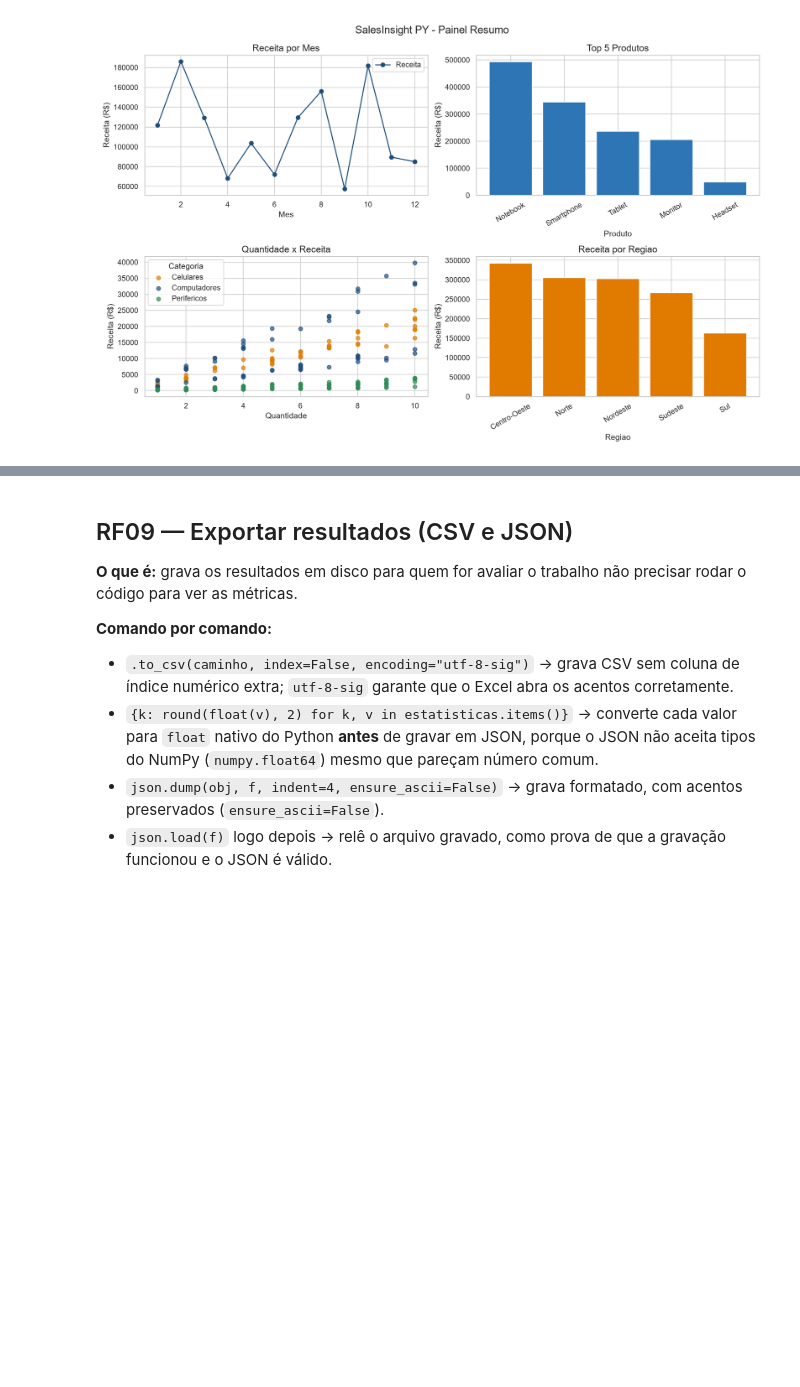
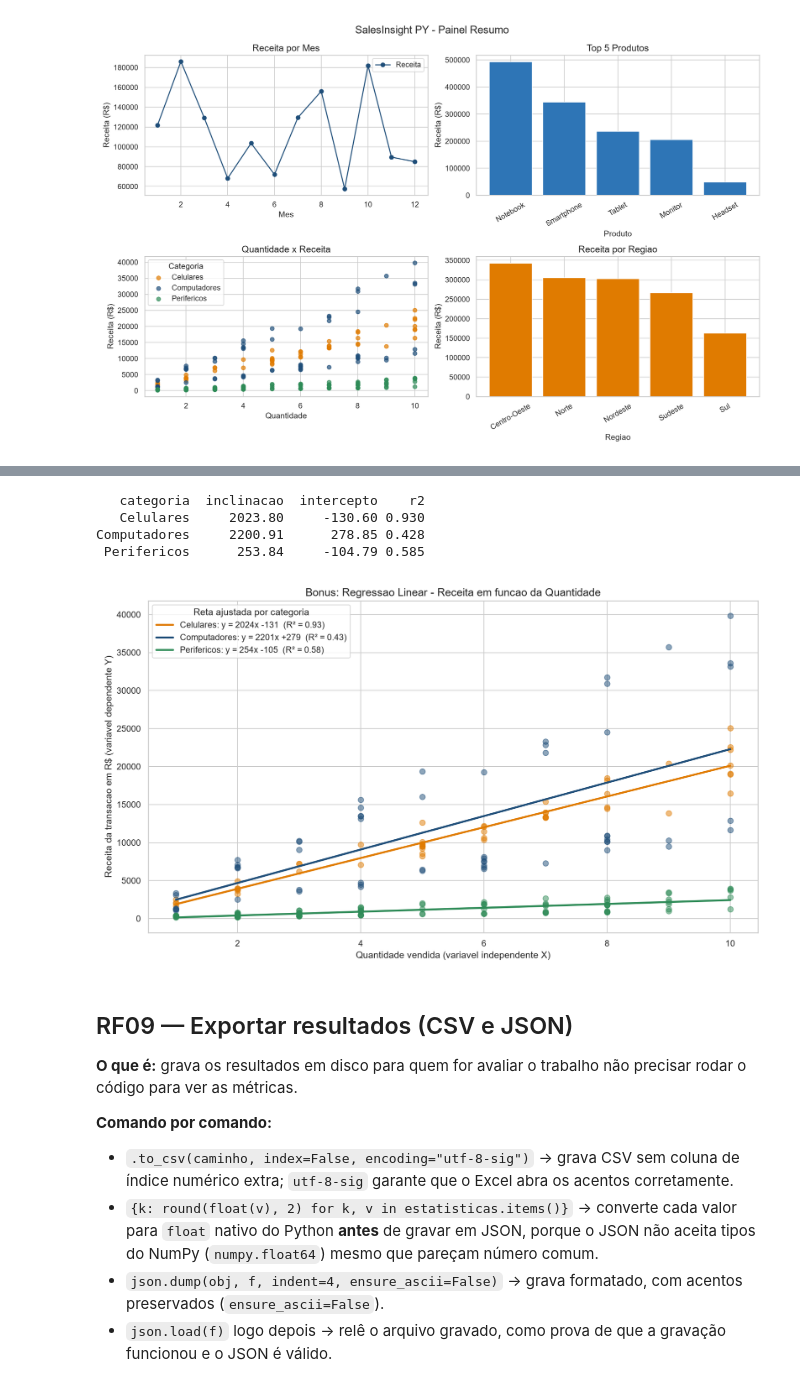
Before and after one commit to petersongardin/SalesInsight-PY, a Jupyter notebook: SalesInsight_PY_Colab.ipynb, the cells around one changed output, grey strips where cells are left out. Drawn from its saved outputs; the diff is of its cells as text; code cells hidden in the pictures; blank space fills up the shorter version.

```diff
--- a/SalesInsight_PY_Colab.ipynb
+++ b/SalesInsight_PY_Colab.ipynb
@@ -698,3 +722,34 @@ display(Image(os.path.join(PASTA_GRAFICOS, "painel_resumo.png")))  # mostra o re
+# %%
+def grafico_regressao_bonus(df):
+    fig, ax = plt.subplots(figsize=(12, 7))  # figura do bonus
+    xs = np.linspace(1, 10, 50)  # pontos de 1 a 10 para desenhar a reta
+    linhas = []
+    for categoria, grupo in df.groupby("categoria"):  # uma reta por categoria
+        x, y = grupo["quantidade"], grupo["receita_total"]  # X independente, Y dependente
+        inclinacao, intercepto = np.polyfit(x, y, 1)  # reta de minimos quadrados
+        r2 = np.corrcoef(x, y)[0, 1] ** 2  # R2: quanto a reta explica (0 a 1)
+        cor = CORES_CATEGORIA[categoria]  # mesma cor da categoria nos outros graficos
+        ax.scatter(x, y, color=cor, alpha=0.5, s=50)  # pontos reais
+        ax.plot(xs, inclinacao * xs + intercepto, color=cor, linewidth=2.5,  # a reta ajustada
+                label=f"{categoria}: y = {inclinacao:.0f}x {intercepto:+.0f}  (R² = {r2:.2f})")
+        linhas.append({"categoria": categoria, "inclinacao": round(inclinacao, 2),
+                       "intercepto": round(intercepto, 2), "r2": round(r2, 3)})
+    ax.set_title("Bonus: Regressao Linear - Receita em funcao da Quantidade")
+    ax.set_xlabel("Quantidade vendida (variavel independente X)")
+    ax.set_ylabel("Receita da transacao em R$ (variavel dependente Y)")
+    ax.legend(title="Reta ajustada por categoria")  # equacao e R2 na legenda
+    _salvar(fig, "bonus_regressao.png")
+    return pd.DataFrame(linhas)
+
+coeficientes = grafico_regressao_bonus(df)
+print(coeficientes.to_string(index=False))
+display(Image(os.path.join(PASTA_GRAFICOS, "bonus_regressao.png")))
+# %% [output]
+   categoria  inclinacao  intercepto    r2
+   Celulares     2023.80     -130.60 0.930
+Computadores     2200.91      278.85 0.428
+ Perifericos      253.84     -104.79 0.585
+[figure, added]
 # %% [markdown]
 ## RF09 — Exportar resultados (CSV e JSON)
 
```
Also changed, not shown: parts of 1 cell of this notebook, 15 other files.
